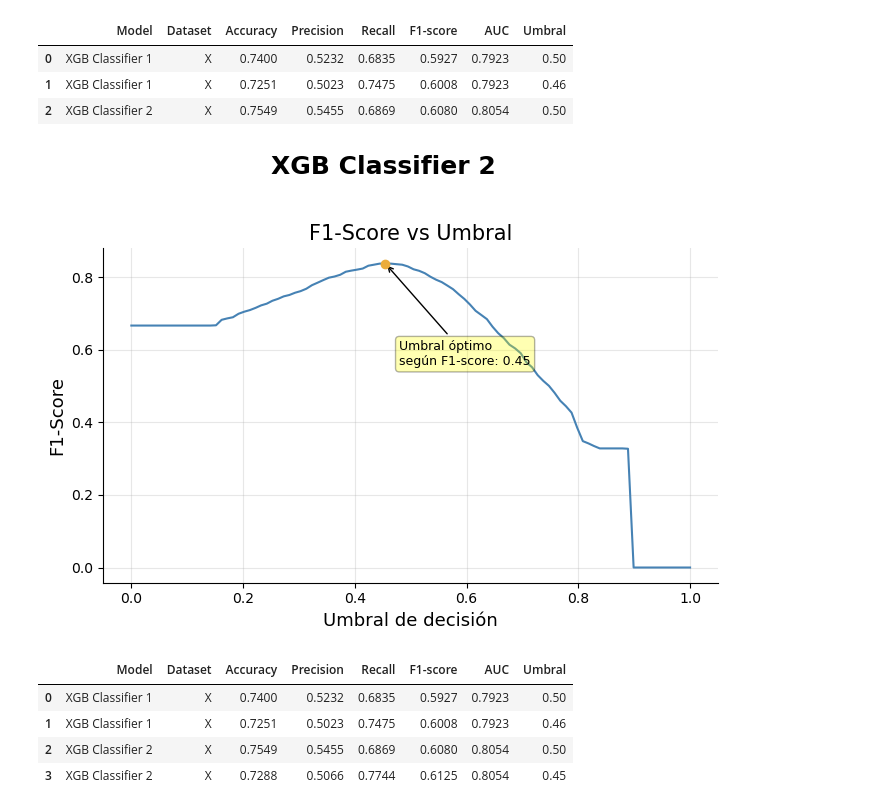
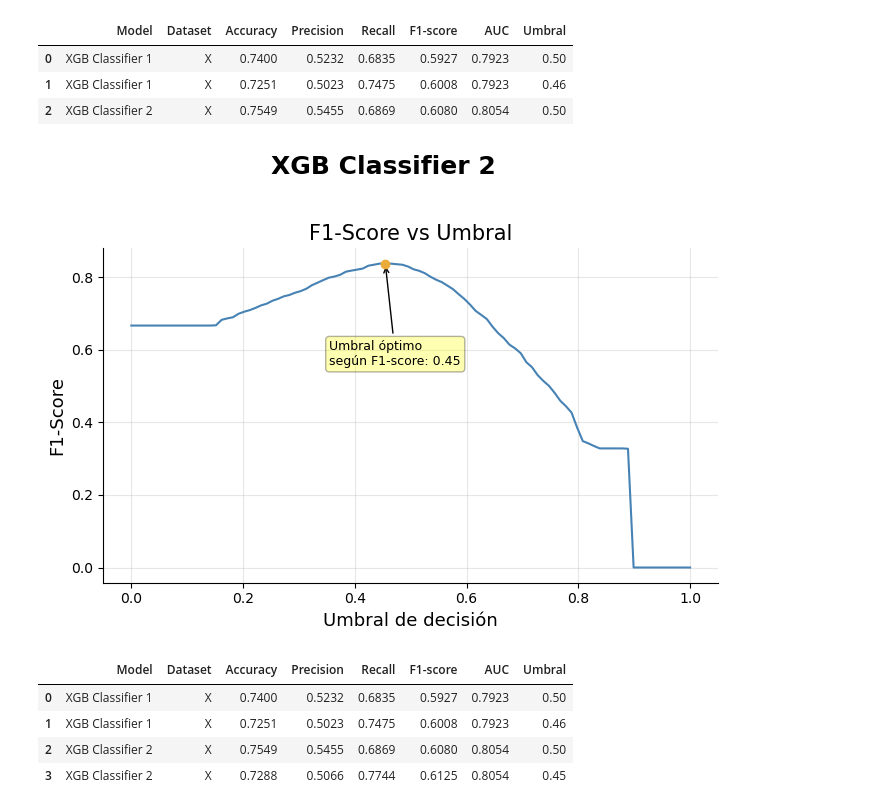
Before and after one commit to ignaciomajo/proyecto_TelecomX_ML, a Jupyter notebook: proyecto_TelecomX_ML_rebuild.ipynb, the cells around one changed output. Drawn from its saved outputs; the diff is of its cells as text; code cells hidden in the pictures.

```diff
--- a/proyecto_TelecomX_ML_rebuild.ipynb
+++ b/proyecto_TelecomX_ML_rebuild.ipynb
@@ -481,14 +486,7 @@ def plot_umbrales(modelo,
         raise ValueError('El modelo no cuenta con el método predict_proba')
     for t in umbrales:
         y_pred = (modelo_pred_proba >= t).astype(int)
-        if score == 'F1-Score':
-            scores.append(f1_score(y, y_pred))
-        elif score == 'Recall':
-            scores.append(recall_score(y, y_pred))
-        elif score == 'Precision':
-            scores.append(precision_score(y, y_pred))
-        else:
-            raise ValueError('Esta función admite score = "F1-Score", "Recall", "Precision"')
+        scores.append(f1_score(y, y_pred))
 
     fig, ax = plt.subplots(figsize=(7,5))
     plt.suptitle(nombre, fontsize=18, fontweight='bold')
@@ -501,20 +499,19 @@ def plot_umbrales(modelo,
     plt.grid(True, alpha=0.3)
 
 
-    if score == 'F1-Score':
+    idx_max = np.argmax(scores)
+    mejor_umbral = umbrales[idx_max]
+    mejor_valor = scores[idx_max]
+    plt.scatter(mejor_umbral, mejor_valor, color=CREMA_1, zorder=5)
+    plt.annotate(
+        f'Umbral óptimo\nsegún F1-score: {mejor_umbral:.2f}',
+        xy=(mejor_umbral, mejor_valor),
+        xytext=(mejor_umbral + caja_x, mejor_valor - caja_y),
+        arrowprops=dict(facecolor='black', arrowstyle='->'),
+        bbox=dict(boxstyle='round,pad=0.3', fc='yellow', alpha=0.3),
+        fontsize=9
+    )
 
-        idx_max = np.argmax(scores)
-        mejor_umbral = umbrales[idx_max]
-        mejor_valor = scores[idx_max]
-        plt.scatter(mejor_umbral, mejor_valor, color=CREMA_1, zorder=5)
-        plt.annotate(
-            f'Umbral óptimo\nsegún F1-score: {mejor_umbral:.2f}',
-            xy=(mejor_umbral, mejor_valor),
-            xytext=(mejor_umbral + caja_x, mejor_valor - caja_y),
-            arrowprops=dict(facecolor='black', arrowstyle='->'),
-            bbox=dict(boxstyle='round,pad=0.3', fc='yellow', alpha=0.3),
-            fontsize=9
-        )
     ax.spines['top'].set_visible(False)
     ax.spines['right'].set_visible(False)
     plt.tight_layout(rect=[0, 0, 1, 0.95])
@@ -3405,13 +3412,13 @@ pd.DataFrame(xgb_results_tracking)
 # %%
 umbral_xgb_2 = plot_umbrales(modelo=xgb_2,
                              score='F1-Score',
                              x=X_train,
                              y=y_train,
-                             caja_x=0.025,
+                             caja_x=-0.1,
                              caja_y=0.28,
                              nombre='XGB Classifier 2')
 # %% [output]
-[figure, old version]
+[figure, new version]
 # %%
 xgb_2_results_umbral = metricas_evaluacion(modelo=xgb_2,
                                     x_test=X_test,
```
Also changed, not shown: parts of 63 cells of this notebook, 4 other files.
